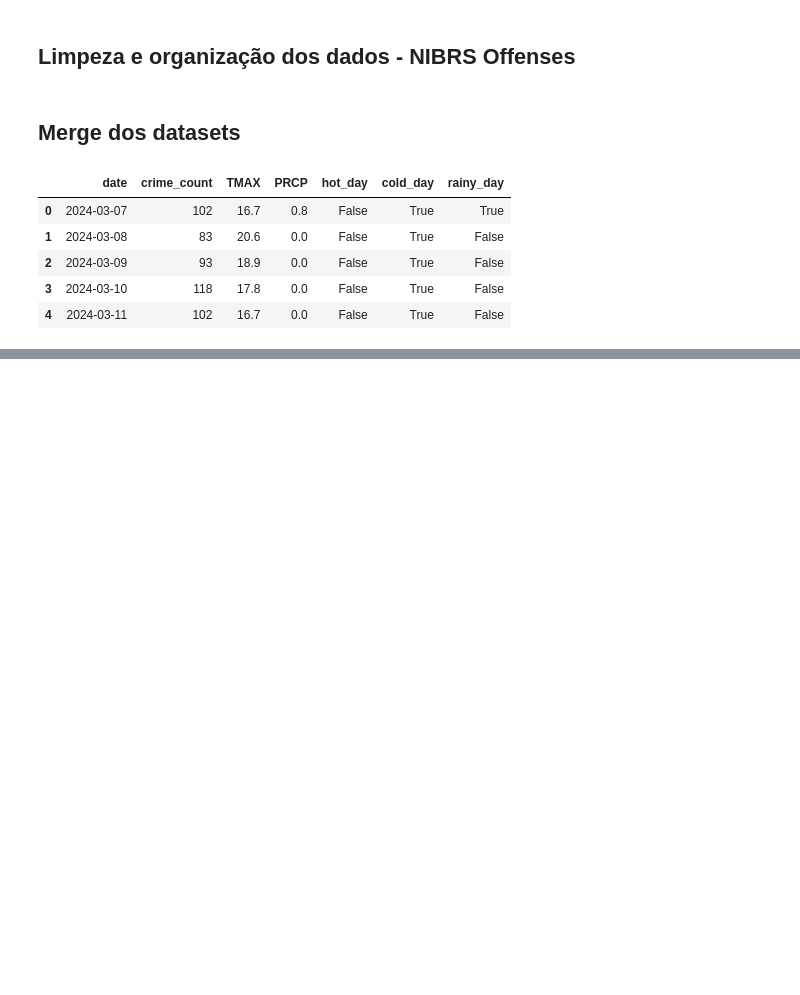
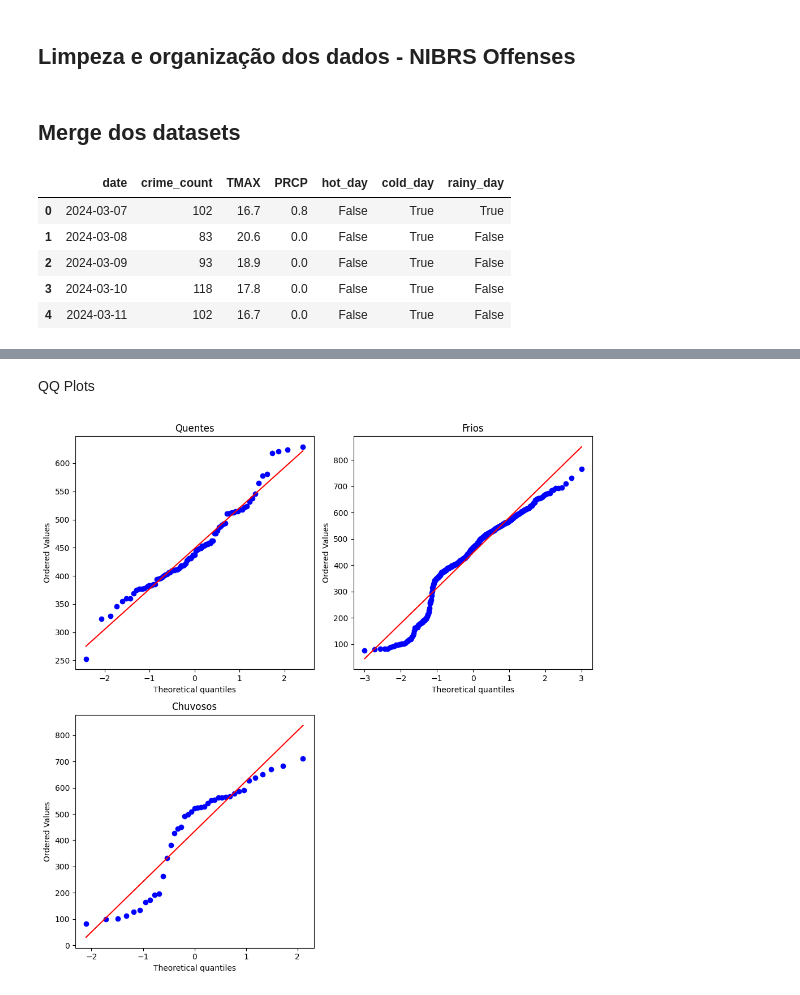
Before and after one commit to GabriellaSMendes/temperature-effect-on-LA-crimes, a Jupyter notebook: notebook.ipynb, the cells around one changed output, grey strips where cells are left out. Drawn from its saved outputs; the diff is of its cells as text; code cells hidden in the pictures; blank space fills up the shorter version.

```diff
--- a/notebook.ipynb
+++ b/notebook.ipynb
@@ -123,0 +225,20 @@ final_df.head()
+# %% [markdown]
+QQ Plots
+# %%
+fig, ax = plt.subplots(2, 2, figsize=(10, 10))
+
+stats.probplot(hot_days, dist="norm", plot=ax[0,0])
+ax[0,0].set_title('Quentes')
+
+stats.probplot(cold_days, dist="norm", plot=ax[0,1])
+ax[0,1].set_title('Frios')
+
+stats.probplot(rainy_days, dist="norm", plot=ax[1,0])
+ax[1,0].set_title('Chuvosos')
+
+ax[1,1].axis('off')  # espaço vazio
+
+plt.tight_layout()
+plt.show()
+# %% [output]
+[figure, added]
```
Also changed, not shown: parts of 34 cells of this notebook.
